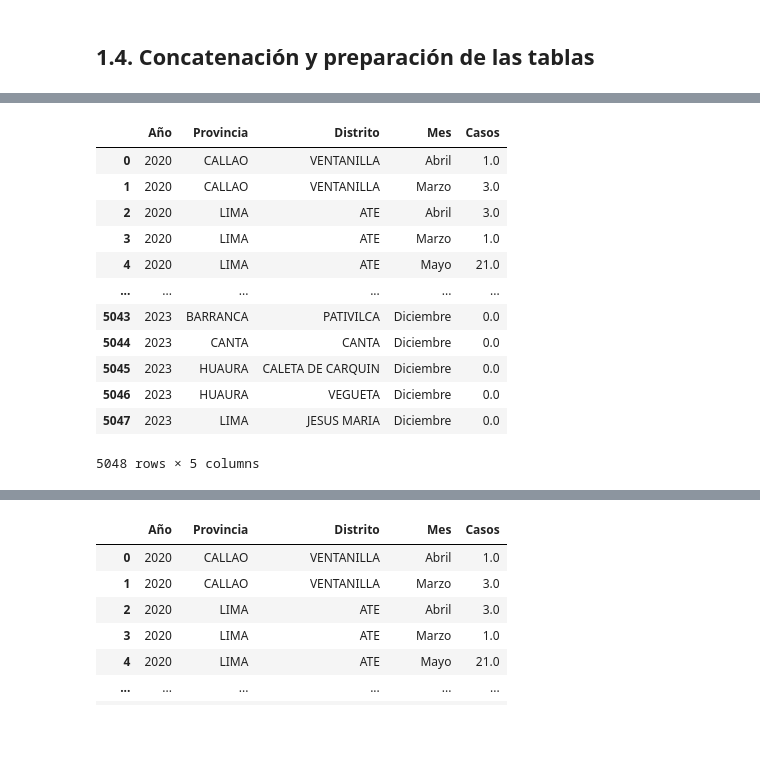
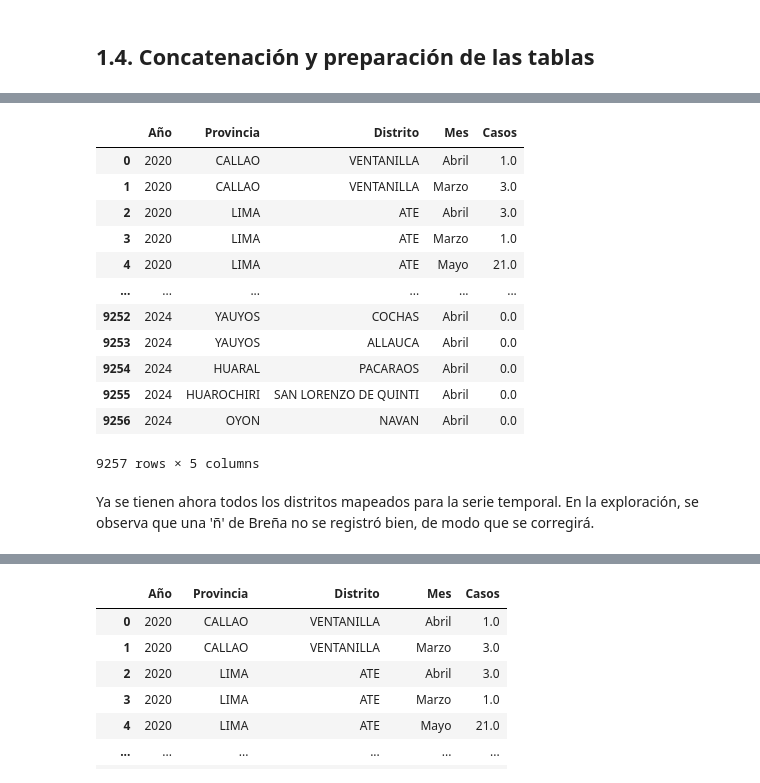
Before and after one commit to Sofoclesias/dengue-propagation, a Jupyter notebook: 1. Carga de datos.ipynb, the cells around one changed output, grey strips where cells are left out. Saved outputs shown, nothing was run; the diff lists cells and outputs as text; code cells hidden in the pictures; blank space fills up the shorter version.

Commit message:
Arreglado distritos y ClimaScraper

```diff
--- a/1. Carga de datos.ipynb
+++ b/1. Carga de datos.ipynb
@@ -149,18 +151,3 @@ Se pueden realizar observaciones preliminares sobre el dataset:
 * Contiene la totalidad de sus datos (tiene 1131 registros y cada columna cuenta de 1131 valores).
 * No se deberían sumar las semanas, debido a que solo pauta de agrupación de tiempo. Los estadísticos de esa columna no dicen nada.
 * Los valores de los cuartiles hasta el 75% informan que la mayor parte del dataset cuenta con valores bastante pequeño, lo que también lo confirman las desviaciones estándar grandes y positivas. La dispersión de los datos de cada variable, tal cual está el dataset, es asimétrica positiva.
-# %%
-# Confirmación de asimetría
-graph001 = base[['sin signos de alarma_total','con signos de alarma_total','grave_total']].copy()
-fig, axs = plt.subplots(1,3,figsize=(15,7))
-
-for i, column in enumerate(graph001.columns):
-    sns.kdeplot(graph001[column],ax=axs[i])
-    axs[i].set_title(column)
-    axs[i].grid()
-    skw = graph001[column].skew()
-    axs[i].text(0.5,-0.15, f'Asimetría: {skw:.2f}',ha='center',fontsize=15,transform=axs[i].transAxes)
-
-plt.suptitle('Gráfico de densidad para los signos de alerta metaxénicos', fontsize=20)
-plt.tight_layout(rect=[0,0.03,1,0.95])
-plt.show()
@@ -179,16 +153,0 @@ base_distrito = base_jerarquica.groupby(level=[0,1])[columns].sum().reset_index(
-# %%
-# Confirmación de asimetría
-graph003 = base_provincia[['sin signos de alarma_total','con signos de alarma_total','grave_total']].copy()
-fig, axs = plt.subplots(1,3,figsize=(15,7))
-
-for i, column in enumerate(graph003.columns):
-    sns.kdeplot(graph003[column],ax=axs[i])
-    axs[i].set_title(column)
-    skw = graph003[column].skew()
-    axs[i].text(0.5,-0.15, f'Asimetría: {skw:.2f}',ha='center',fontsize=15,transform=axs[i].transAxes)
-
-plt.suptitle('Gráfico de densidad para los signos de alerta metaxénicos', fontsize=20)
-plt.tight_layout(rect=[0,0.03,1,0.95])
-plt.show()
-
-graph003.describe()
@@ -458,8 +394,7 @@ base = base.groupby(level=[0,1,2,3])['Casos'].sum()
 base = base.reset_index()
 # %%
 # Agregar filas con casos igual a 0
-pairsCallao = {(row['Provincia'], row['Distrito']) for index, row in callao.iterrows()}
-pairsLima = {(row['Provincia'], row['Distrito']) for index, row in lima.iterrows()}
+pairs = {(row['Provincia'], row['Distrito']) for index, row in distrital.iterrows()}
 
 años = [2020,2021,2022,2023,2024]
 meses = list(diccionario_meses.values())
@@ -467,11 +402,7 @@ meses = list(diccionario_meses.values())
 for año in años:
     print(año, ' - ', datetime.now())
     for mes in meses:
-        for provincia, distrito in pairsCallao:
-            registro = {'Año':año,'Provincia':provincia,'Distrito':distrito,'Mes':mes,'Casos':0}
-            base.loc[base.shape[0]] = registro
-
-        for provincia, distrito in pairsLima:
+        for provincia, distrito in pairs:
             registro = {'Año':año,'Provincia':provincia,'Distrito':distrito,'Mes':mes,'Casos':0}
             base.loc[base.shape[0]] = registro
 
@@ -487,13 +418,15 @@ base
 |  | Año | Provincia | Distrito | Mes | Casos |
 | 0 | 2020 | CALLAO | VENTANILLA | Abril | 1.0 |
 | 1 | 2020 | CALLAO | VENTANILLA | Marzo | 3.0 |
 | 2 | 2020 | LIMA | ATE | Abril | 3.0 |
 | 3 | 2020 | LIMA | ATE | Marzo | 1.0 |
 | 4 | 2020 | LIMA | ATE | Mayo | 21.0 |
 | ... | ... | ... | ... | ... | ... |
-| 5043 | 2023 | BARRANCA | PATIVILCA | Diciembre | 0.0 |
-| 5044 | 2023 | CANTA | CANTA | Diciembre | 0.0 |
-| 5045 | 2023 | HUAURA | CALETA DE CARQUIN | Diciembre | 0.0 |
-| 5046 | 2023 | HUAURA | VEGUETA | Diciembre | 0.0 |
-| 5047 | 2023 | LIMA | JESUS MARIA | Diciembre | 0.0 |
+| 9252 | 2024 | YAUYOS | COCHAS | Abril | 0.0 |
+| 9253 | 2024 | YAUYOS | ALLAUCA | Abril | 0.0 |
+| 9254 | 2024 | HUARAL | PACARAOS | Abril | 0.0 |
+| 9255 | 2024 | HUAROCHIRI | SAN LORENZO DE QUINTI | Abril | 0.0 |
+| 9256 | 2024 | OYON | NAVAN | Abril | 0.0 |
-5048 rows × 5 columns
+9257 rows × 5 columns
+# %% [markdown]
+Ya se tienen ahora todos los distritos mapeados para la serie temporal. En la exploración, se observa que una 'ñ' de Breña no se registró bien, de modo que se corregirá.
```
Also changed, not shown: parts of 10 cells of this notebook, 1 other file.
